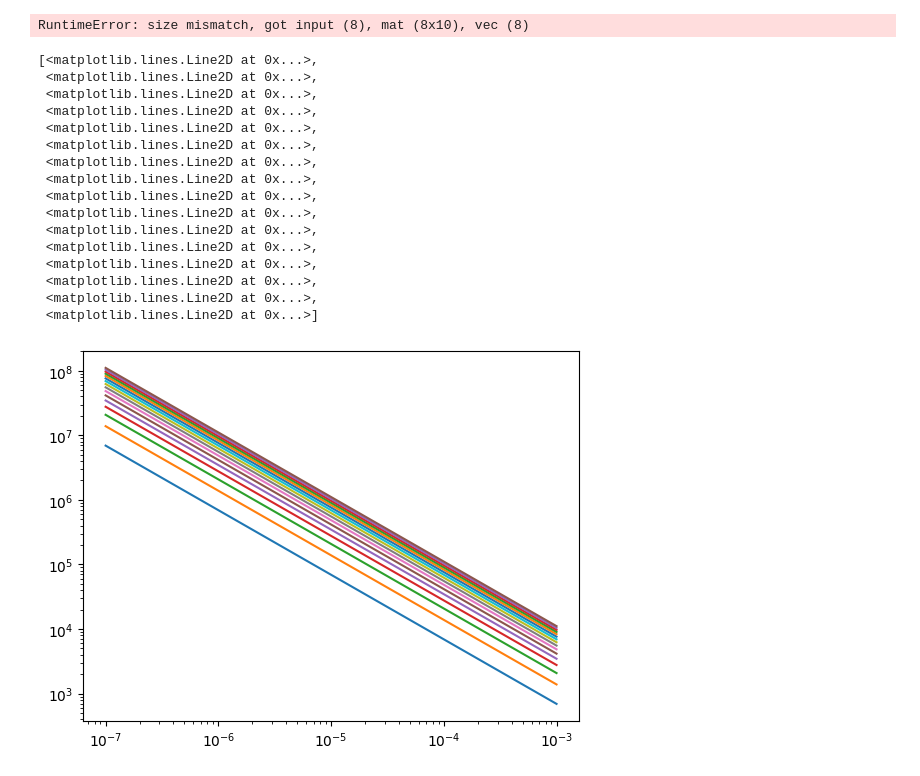
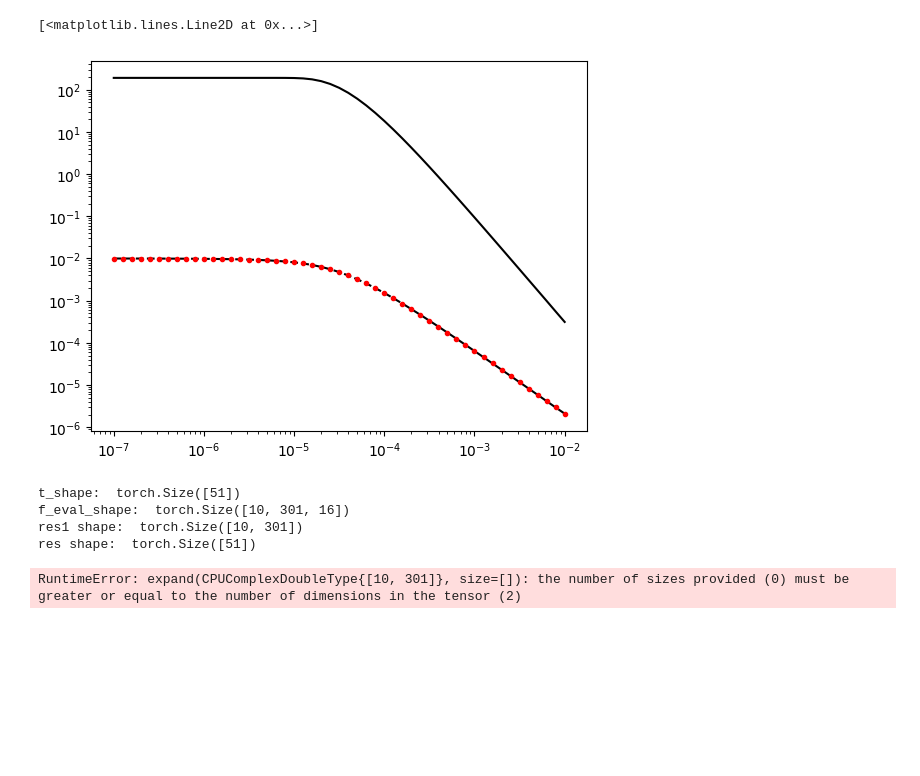
Before and after one commit to hydrogeophysicsgroup/anemone, a Jupyter notebook: prototyping/looking_at_the_laplace_transform.ipynb, the cells around one changed output. Cells and saved outputs as stored; diff of their text form; code cells hidden in the pictures; blank space fills up the shorter version.

```diff
--- a/prototyping/looking_at_the_laplace_transform.ipynb
+++ b/prototyping/looking_at_the_laplace_transform.ipynb
@@ -215,34 +367,29 @@ RuntimeError: dot : expected both vectors to have same dtype, but found ComplexF
+# %%
+plt.figure()
+plt.loglog(fwr2.times, abs(dhzdt.numpy()), 'k-')
+plt.loglog(fwr2.times, abs(hz.numpy()), 'k--')
+plt.loglog(fwr2.times, abs(dbdt1.numpy()), 'r.')
+# %% [output]
+[<matplotlib.lines.Line2D at 0x...>]
+[figure, added]
 # %%
 
 nf = 10
 sigma = torch.tensor([0.1, 1, 0.1, 0.3, 10, 25, 0.2, 0.5, 10, 15, 20])[:,None] + torch.tensor(np.arange(nf)*0.1)[None,:]
 thick = torch.tensor([40, 40, 40, 40, 40, 40, 40, 40, 40, 40])[:,None] + torch.tensor(np.arange(nf)*0.1)[None,:]
+source = Loop.square(50)
+receiver = Receiver()
+wv = Waveform.example()
+fwr1 = ForwardLaplace(source, receiver, t.to(torch.float64), waveform=wv)
 
 dbdt1 = fwr1(sigma, thick)
-dbdt2 = fwr2(sigma, thick)
+dbdt2 = fwr2(1./40, None)
 # %% [output]
-RuntimeError: size mismatch, got input (8), mat (8x10), vec (8)
+t_shape:  torch.Size([51])
+f_eval_shape:  torch.Size([10, 301, 16])
+res1 shape:  torch.Size([10, 301])
+res shape:  torch.Size([51])
+RuntimeError: expand(CPUComplexDoubleType{[10, 301]}, size=[]): the number of sizes provided (0) must be greater or equal to the number of dimensions in the tensor (2)
-# %%
-plt.figure()
-plt.loglog(fwr1.times.numpy(), np.arange(1, 17)[None,:]*c.log2/fwr1.times.numpy()[:, None])
-# %% [output]
-[<matplotlib.lines.Line2D at 0x...>,
- <matplotlib.lines.Line2D at 0x...>,
- <matplotlib.lines.Line2D at 0x...>,
- <matplotlib.lines.Line2D at 0x...>,
- <matplotlib.lines.Line2D at 0x...>,
- <matplotlib.lines.Line2D at 0x...>,
- <matplotlib.lines.Line2D at 0x...>,
- <matplotlib.lines.Line2D at 0x...>,
- <matplotlib.lines.Line2D at 0x...>,
- <matplotlib.lines.Line2D at 0x...>,
- <matplotlib.lines.Line2D at 0x...>,
- <matplotlib.lines.Line2D at 0x...>,
- <matplotlib.lines.Line2D at 0x...>,
- <matplotlib.lines.Line2D at 0x...>,
- <matplotlib.lines.Line2D at 0x...>,
- <matplotlib.lines.Line2D at 0x...>]
-[figure, removed]
 # %%
 fig,axs = plt.subplots(1,3, sharex=True, sharey=True)
 axs[0].loglog(fwr1.times.numpy(), np.abs(dbdt1.real.numpy().T))
```
Also changed, not shown: parts of 14 cells of this notebook, 1 other file.
